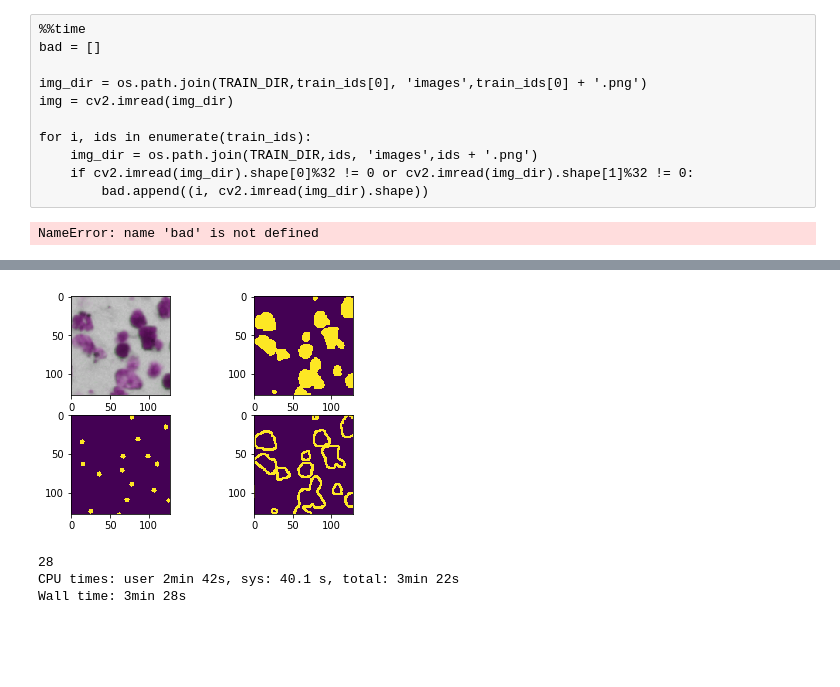
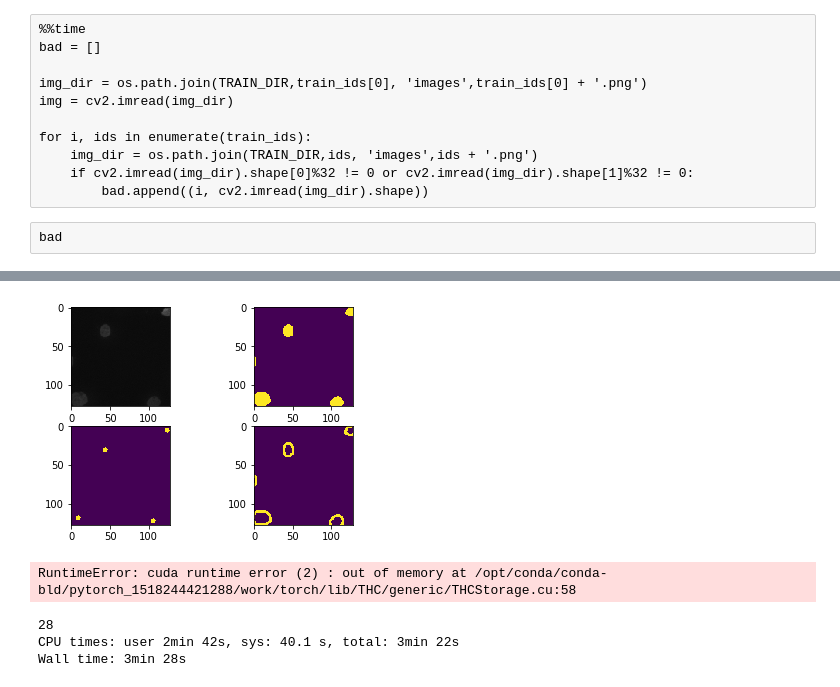
Before and after one commit to stas6626/bowl, a Jupyter notebook: Untitled.ipynb, the cells around one changed output, grey strips where cells are left out. Saved outputs shown, nothing was run; the diff lists cells and outputs as text; code cells hidden in the pictures; blank space fills up the shorter version.

```diff
--- a/Untitled.ipynb
+++ b/Untitled.ipynb
@@ -165,10 +173,8 @@ for i, ids in enumerate(train_ids):
     img_dir = os.path.join(TRAIN_DIR,ids, 'images',ids + '.png')
     if cv2.imread(img_dir).shape[0]%32 != 0 or cv2.imread(img_dir).shape[1]%32 != 0:
         bad.append((i, cv2.imread(img_dir).shape))
-# %%
-bad
-# %% [output]
-NameError: name 'bad' is not defined
+# %% [raw]
+bad
 # %%
 class Dataset():
     def __init__(self, root_dir, img_id, transform=None, train=True):
@@ -231,36 +239,38 @@ class Dataset():
 # %%
 train_transform = DanillCompose([
         DanillTransform(UnetTansformation(),instruction=(True, True, True, True)),
-        RandomCrop4(),
+        RandomCrop4(prob=0),
         ShiftScaleRotate4(),
         HorizontalFlip4(),
         VerticalFlip4(),
         DanillTransform(RandomHueSaturationValue(), instruction=(True, False, False, False)),
-        DanillTransform(RandomBrightness(), instruction=(True, False, False, False)),
-        DanillTransform(RandomContrast(), instruction=(True, False, False, False)),
+        DanillTransform(RandomBrightness(limit=0.1), instruction=(True, False, False, False)),
+        DanillTransform(RandomContrast(limit=0.1), instruction=(True, False, False, False)),
         DanillTransform(Normalize(),instruction=(True, False, False, False),prob=0.5),
         Reshape4()
     ])
 
-val_transform = tsf.Compose([
-    UnetTansformation(),
-    RandomHueSaturationValue(),
-    RandomBrightness(limit=0.8),
-    RandomContrast(limit=0.8),
-    Normalize(prob = 0.5)
+val_transform = DanillCompose([
+    DanillTransform(UnetTansformation(),instruction=(True, True, True, True)),
+    RandomCrop4(prob=0),
+    DanillTransform(RandomHueSaturationValue(), instruction=(True, False, False, False)),
+    DanillTransform(RandomBrightness(limit=0.1), instruction=(True, False, False, False)),
+    DanillTransform(RandomContrast(limit=0.1), instruction=(True, False, False, False)),
+    DanillTransform(Normalize(),instruction=(True, False, False, False),prob=0.5),
+    Reshape4()
 ])
 # %%
-#training_ids, valid_ids = train_test_split(train_ids,train_size=0.8)
+training_ids, valid_ids = train_test_split(train_ids, shuffle = True, train_size=0.8)
 
-train_dataset = Dataset(TRAIN_DIR, train_ids, transform=train_transform)
-valid_dataset = Dataset(TRAIN_DIR, train_ids, transform=val_transform  , train=False)
+train_dataset = Dataset(TRAIN_DIR, training_ids, transform=train_transform)
+valid_dataset = Dataset(TRAIN_DIR, valid_ids   , transform=val_transform)
 
-trainloader = t.utils.data.DataLoader(train_dataset, batch_size = 32, shuffle = True, num_workers = 16)
+trainloader = t.utils.data.DataLoader(train_dataset, batch_size = 16, shuffle = True, num_workers = 16)
 validloader = t.utils.data.DataLoader(valid_dataset, batch_size = 100, shuffle = True, num_workers = 16)
 # %%
 %%time
-em = train_dataset[10]
-img, mask, mask_center, mask_contour = em[[0,1,2]].permute(1,2,0).numpy(), em[3].numpy(), em[4].numpy(), em[5].numpy()
+x, y = valid_dataset[32]
+img, mask, mask_center, mask_contour = x[[0,1,2]].permute(1,2,0).numpy(), y[0].numpy(), y[1].numpy(), y[2].numpy()
 
 if img.min() < 0:
     img = img * .5 + .5
@@ -280,4 +289,7 @@ Wall time: 136 ms
-[figure, old version]
+[figure, new version]
 # %%
-model = AlbuNet(pretrained=True).cuda()
+model = AlbuNet(pretrained=True, num_classes=3).cuda()
 optimizer = t.optim.Adam(model.parameters(),lr = 5e-5)
+loss_bin = LossBinary(0.01)
+# %% [output]
+RuntimeError: cuda runtime error (2) : out of memory at /opt/conda/conda-bld/pytorch_1518244421288/work/torch/lib/THC/generic/THCStorage.cu:58
```
Also changed, not shown: parts of 13 cells of this notebook, 1 other file.
